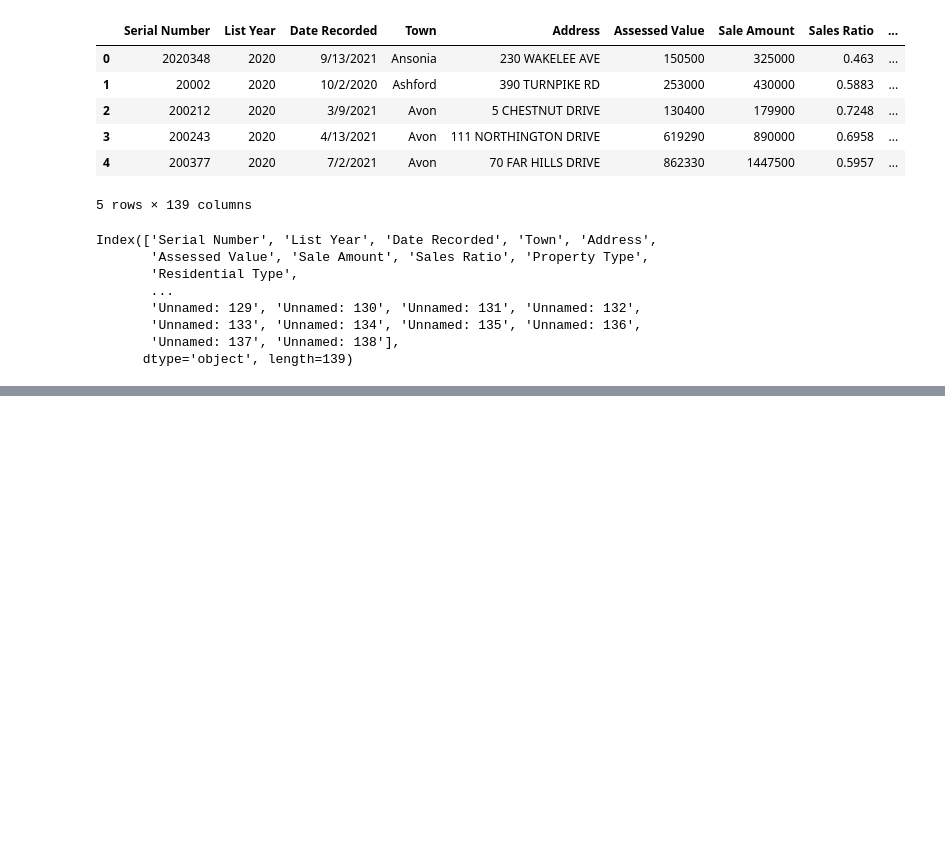
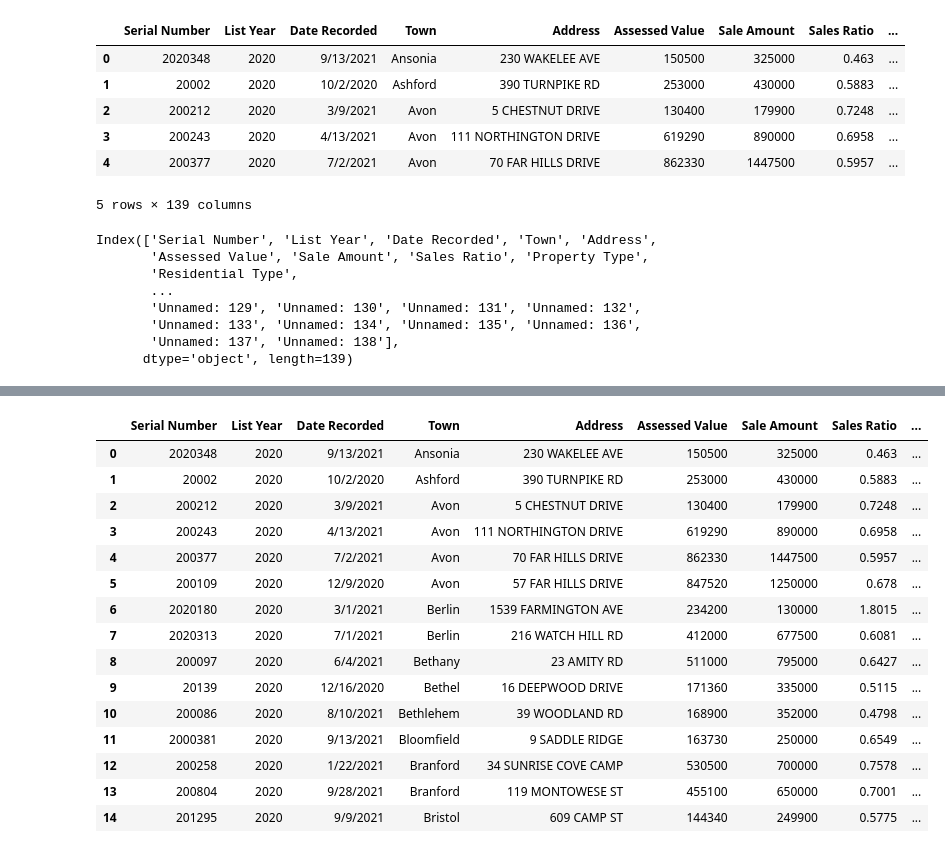
Before and after one commit to karina-salazar12/Analisis-Datos, a Jupyter notebook: ProyectoDA.ipynb, the cells around one changed output, grey strips where cells are left out. Cells and saved outputs as stored; diff of their text form; code cells hidden in the pictures; blank space fills up the shorter version.

```diff
--- a/ProyectoDA.ipynb
+++ b/ProyectoDA.ipynb
@@ -49,7 +49,7 @@ Index(['Serial Number', 'List Year', 'Date Recorded', 'Town', 'Address',
       dtype='object', length=139)
 # %%
 # Filtrar las columnas que contienen "Unnamed" en su nombre
-columns_to_drop = [col for col in dfventas.columns if 'Unnamed' in col]
+columns_to_drop = [col for col in dfventas.columns if 'Unnamed' in col or ',' in col]
 
 # Eliminar las columnas filtradas
 dfventas.drop(columns=columns_to_drop, inplace=True)
@@ -80,3 +82,0 @@ print(dfventas.head())
-# %%
-dfventas.fillna(0, inplace=True)
-print(dfventas.head())
@@ -126,0 +83,16 @@ print(dfventas.head())
+# %%
+# Imprimir las columnas del DataFrame
+print("Columnas antes de eliminar:", dfventas.columns)
+
+# Lista de columnas innecesarias
+columns_to_drop = ['Non Use Code', 'Assessor Remarks', 'OPM remarks', 'Location']  # Reemplaza con los nombres de las columnas que deseas eliminar
+
+# Eliminar las columnas innecesarias
+dfventas.drop(columns=columns_to_drop, inplace=True)
+
+# Reiniciar el índice del DataFrame
+dfventas.reset_index(drop=True, inplace=True)
+
+# Mostrar las primeras filas del DataFrame modificado
+print("Columnas después de eliminar:", dfventas.columns)
+print(dfventas.head())
@@ -126,0 +117,19 @@ print(dfventas.head())
+# %%
+dfventas.head(15)
+# %% [output]
+|  | Serial Number | List Year | Date Recorded | Town | Address | Assessed Value | Sale Amount | Sales Ratio | ... |
+| 0 | 2020348 | 2020 | 9/13/2021 | Ansonia | 230 WAKELEE AVE | 150500 | 325000 | 0.463 | ... |
+| 1 | 20002 | 2020 | 10/2/2020 | Ashford | 390 TURNPIKE RD | 253000 | 430000 | 0.5883 | ... |
+| 2 | 200212 | 2020 | 3/9/2021 | Avon | 5 CHESTNUT DRIVE | 130400 | 179900 | 0.7248 | ... |
+| 3 | 200243 | 2020 | 4/13/2021 | Avon | 111 NORTHINGTON DRIVE | 619290 | 890000 | 0.6958 | ... |
+| 4 | 200377 | 2020 | 7/2/2021 | Avon | 70 FAR HILLS DRIVE | 862330 | 1447500 | 0.5957 | ... |
+| 5 | 200109 | 2020 | 12/9/2020 | Avon | 57 FAR HILLS DRIVE | 847520 | 1250000 | 0.678 | ... |
+| 6 | 2020180 | 2020 | 3/1/2021 | Berlin | 1539 FARMINGTON AVE | 234200 | 130000 | 1.8015 | ... |
+| 7 | 2020313 | 2020 | 7/1/2021 | Berlin | 216 WATCH HILL RD | 412000 | 677500 | 0.6081 | ... |
+| 8 | 200097 | 2020 | 6/4/2021 | Bethany | 23 AMITY RD | 511000 | 795000 | 0.6427 | ... |
+| 9 | 20139 | 2020 | 12/16/2020 | Bethel | 16 DEEPWOOD DRIVE | 171360 | 335000 | 0.5115 | ... |
+| 10 | 200086 | 2020 | 8/10/2021 | Bethlehem | 39 WOODLAND RD | 168900 | 352000 | 0.4798 | ... |
+| 11 | 2000381 | 2020 | 9/13/2021 | Bloomfield | 9 SADDLE RIDGE | 163730 | 250000 | 0.6549 | ... |
+| 12 | 200258 | 2020 | 1/22/2021 | Branford | 34 SUNRISE COVE CAMP | 530500 | 700000 | 0.7578 | ... |
+| 13 | 200804 | 2020 | 9/28/2021 | Branford | 119 MONTOWESE ST | 455100 | 650000 | 0.7001 | ... |
+| 14 | 201295 | 2020 | 9/9/2021 | Bristol | 609 CAMP ST | 144340 | 249900 | 0.5775 | ... |
```
Also changed, not shown: parts of 15 cells of this notebook.
